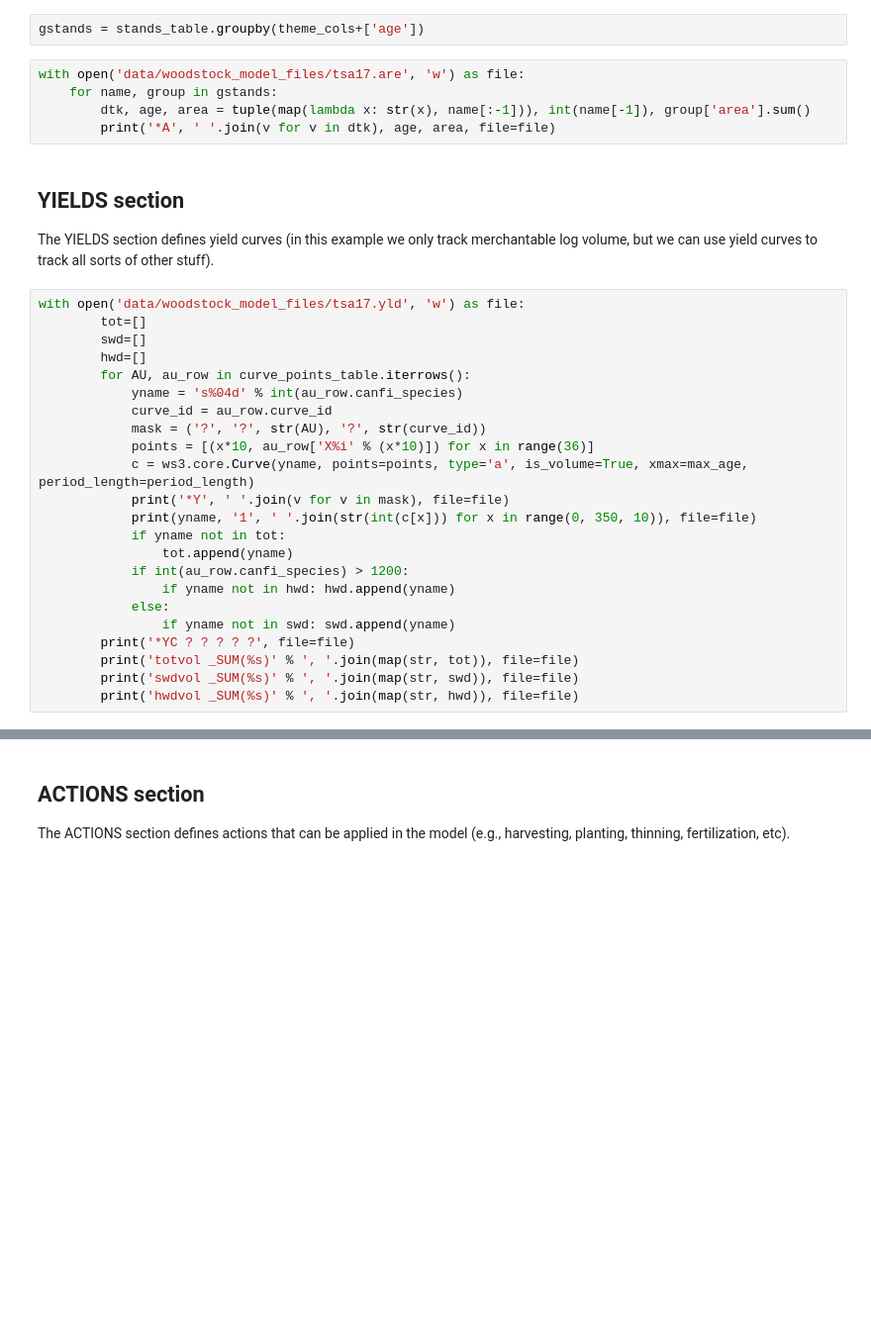
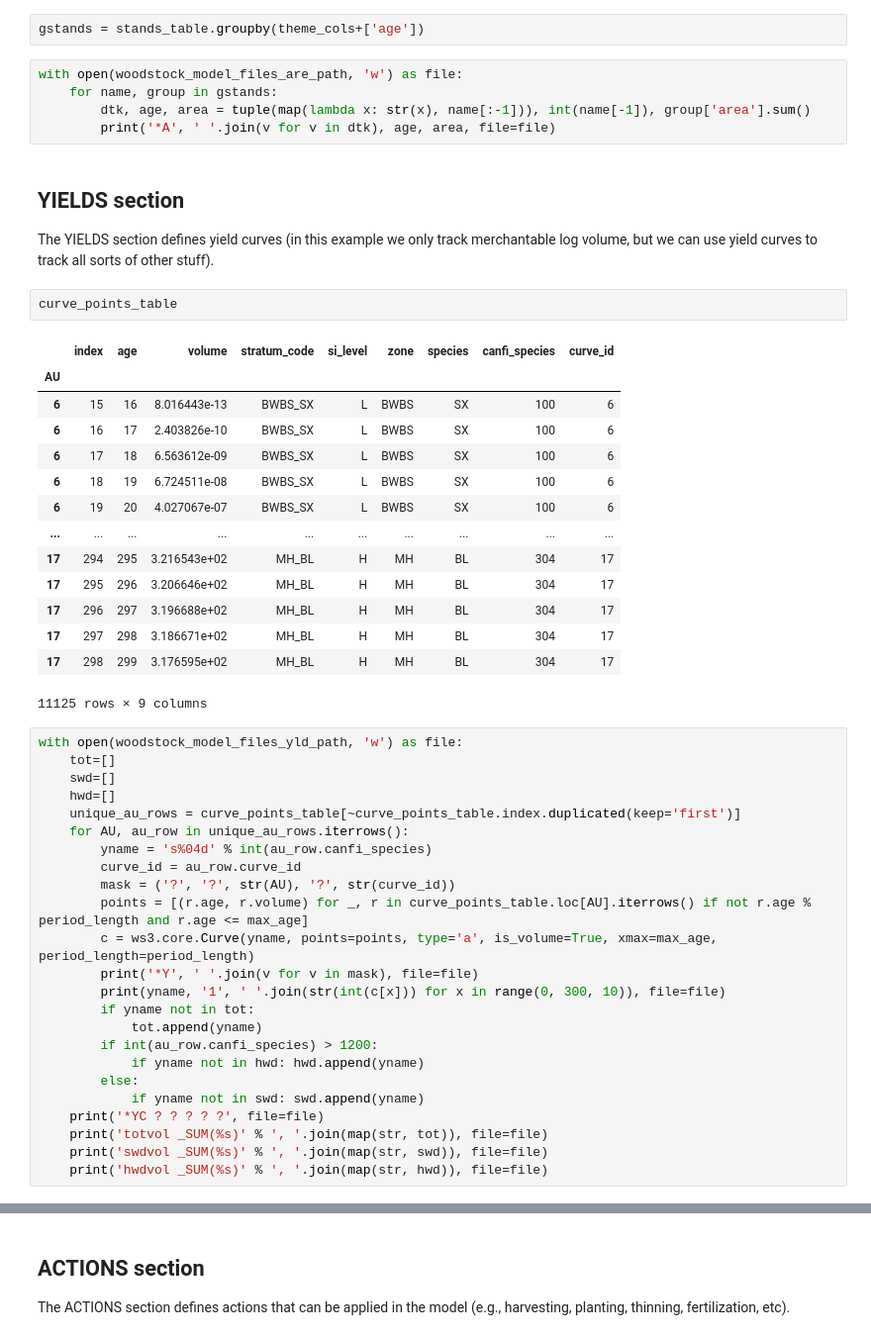
Before and after one commit to UBC-FRESH/nbds_mining, a Jupyter notebook: 00_woodstock_files.ipynb, the cells around one changed output, grey strips where cells are left out. Shown at 99% size. Drawn from its saved outputs; the diff is of its cells as text; blank space fills up the shorter version.

```diff
--- a/00_woodstock_files.ipynb
+++ b/00_woodstock_files.ipynb
@@ -214,7 +404,7 @@ The AREAS section defines the initial forest inventory, in terms of how many hec
 # %%
 gstands = stands_table.groupby(theme_cols+['age'])
 # %%
-with open('data/woodstock_model_files/tsa17.are', 'w') as file:
+with open(woodstock_model_files_are_path, 'w') as file:
     for name, group in gstands:
         dtk, age, area = tuple(map(lambda x: str(x), name[:-1])), int(name[-1]), group['area'].sum()
         print('*A', ' '.join(v for v in dtk), age, area, file=file)
@@ -222,26 +412,44 @@ with open('data/woodstock_model_files/tsa17.are', 'w') as file:
 ## YIELDS section
 
 The YIELDS section defines yield curves (in this example we only track merchantable log volume, but we can use yield curves to track all sorts of other stuff).
+# %%
+curve_points_table
+# %% [output]
+|  | index | age | volume | stratum_code | si_level | zone | species | canfi_species | curve_id |
+| AU |  |  |  |  |  |  |  |  |  |
+| 6 | 15 | 16 | 8.016443e-13 | BWBS_SX | L | BWBS | SX | 100 | 6 |
+| 6 | 16 | 17 | 2.403826e-10 | BWBS_SX | L | BWBS | SX | 100 | 6 |
+| 6 | 17 | 18 | 6.563612e-09 | BWBS_SX | L | BWBS | SX | 100 | 6 |
+| 6 | 18 | 19 | 6.724511e-08 | BWBS_SX | L | BWBS | SX | 100 | 6 |
+| 6 | 19 | 20 | 4.027067e-07 | BWBS_SX | L | BWBS | SX | 100 | 6 |
+| ... | ... | ... | ... | ... | ... | ... | ... | ... | ... |
+| 17 | 294 | 295 | 3.216543e+02 | MH_BL | H | MH | BL | 304 | 17 |
+| 17 | 295 | 296 | 3.206646e+02 | MH_BL | H | MH | BL | 304 | 17 |
+| 17 | 296 | 297 | 3.196688e+02 | MH_BL | H | MH | BL | 304 | 17 |
+| 17 | 297 | 298 | 3.186671e+02 | MH_BL | H | MH | BL | 304 | 17 |
+| 17 | 298 | 299 | 3.176595e+02 | MH_BL | H | MH | BL | 304 | 17 |
+11125 rows × 9 columns
 # %%
-with open('data/woodstock_model_files/tsa17.yld', 'w') as file:
-        tot=[]
-        swd=[]
-        hwd=[]
-        for AU, au_row in curve_points_table.iterrows():
-            yname = 's%04d' % int(au_row.canfi_species)
-            curve_id = au_row.curve_id
-            mask = ('?', '?', str(AU), '?', str(curve_id))
-            points = [(x*10, au_row['X%i' % (x*10)]) for x in range(36)]
-            c = ws3.core.Curve(yname, points=points, type='a', is_volume=True, xmax=max_age, period_length=period_length)
-            print('*Y', ' '.join(v for v in mask), file=file)
-            print(yname, '1', ' '.join(str(int(c[x])) for x in range(0, 350, 10)), file=file)
-            if yname not in tot:
-                tot.append(yname)
-            if int(au_row.canfi_species) > 1200:
-                if yname not in hwd: hwd.append(yname)
-            else:
-                if yname not in swd: swd.append(yname)
-        print('*YC ? ? ? ? ?', file=file)
-        print('totvol _SUM(%s)' % ', '.join(map(str, tot)), file=file)
-        print('swdvol _SUM(%s)' % ', '.join(map(str, swd)), file=file)
-        print('hwdvol _SUM(%s)' % ', '.join(map(str, hwd)), file=file)
+with open(woodstock_model_files_yld_path, 'w') as file:
+    tot=[]
+    swd=[]
+    hwd=[]
+    unique_au_rows = curve_points_table[~curve_points_table.index.duplicated(keep='first')]
+    for AU, au_row in unique_au_rows.iterrows():
+        yname = 's%04d' % int(au_row.canfi_species)
+        curve_id = au_row.curve_id
+        mask = ('?', '?', str(AU), '?', str(curve_id))
+        points = [(r.age, r.volume) for _, r in curve_points_table.loc[AU].iterrows() if not r.age % period_length and r.age <= max_age]
+        c = ws3.core.Curve(yname, points=points, type='a', is_volume=True, xmax=max_age, period_length=period_length)
+        print('*Y', ' '.join(v for v in mask), file=file)
+        print(yname, '1', ' '.join(str(int(c[x])) for x in range(0, 300, 10)), file=file)
+        if yname not in tot:
+            tot.append(yname)
+        if int(au_row.canfi_species) > 1200:
+            if yname not in hwd: hwd.append(yname)
+        else:
+            if yname not in swd: swd.append(yname)
+    print('*YC ? ? ? ? ?', file=file)
+    print('totvol _SUM(%s)' % ', '.join(map(str, tot)), file=file)
+    print('swdvol _SUM(%s)' % ', '.join(map(str, swd)), file=file)
+    print('hwdvol _SUM(%s)' % ', '.join(map(str, hwd)), file=file)
```
Also changed, not shown: parts of 33 cells of this notebook, 18 other files.
